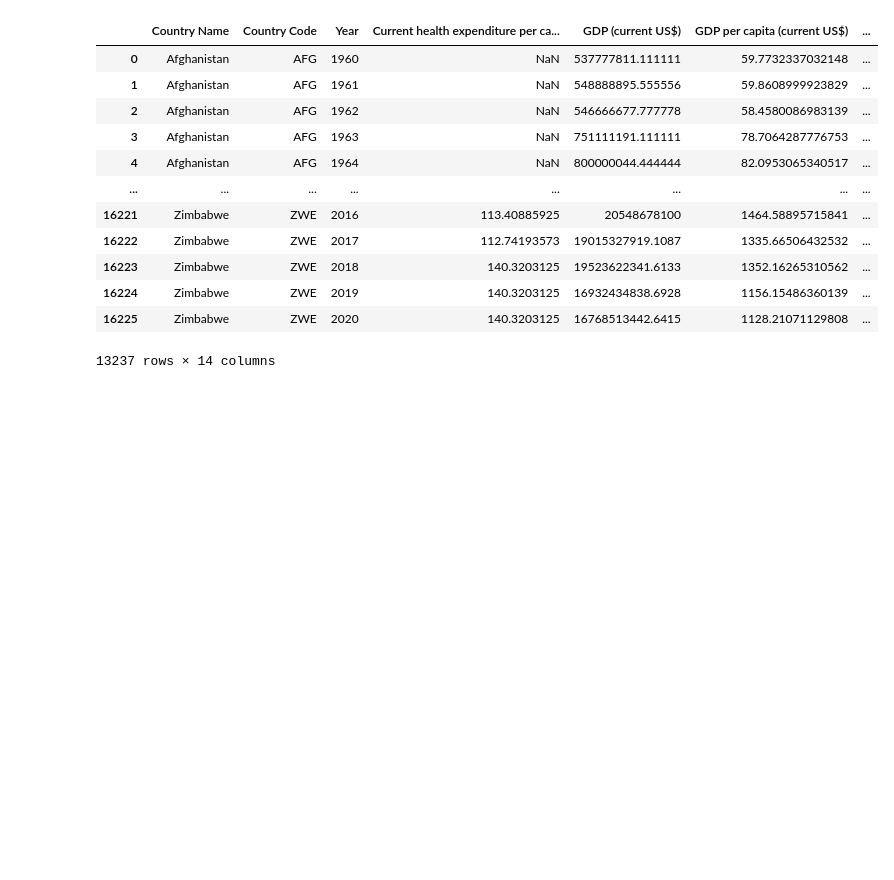
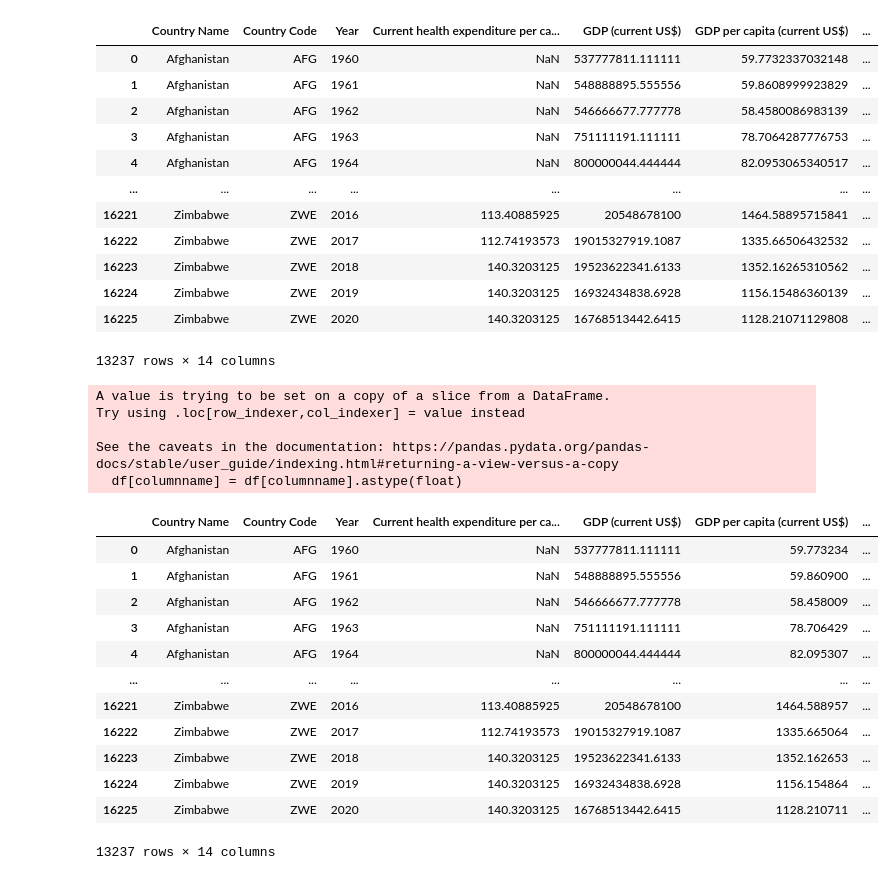
Before and after one commit to endjin/Endjin.RecommendedPractices.AzureDevopsPipelines.Python, a Jupyter notebook: worldbank_data.ipynb, the cells around one changed output. Cells and saved outputs as stored; diff of their text form; code cells hidden in the pictures; blank space fills up the shorter version.

```diff
--- a/worldbank_data.ipynb
+++ b/worldbank_data.ipynb
@@ -184,6 +184,25 @@ df
 | 16224 | Zimbabwe | ZWE | 2019 | 140.3203125 | 16932434838.6928 | 1156.15486360139 | ... |
 | 16225 | Zimbabwe | ZWE | 2020 | 140.3203125 | 16768513442.6415 | 1128.21071129808 | ... |
 13237 rows × 14 columns
-# %%
-df['GDP per capita (current US$)'] = df['GDP per capita (current US$)'].astype(float)
-df['log10_gdp_per_capita'] = np.log10(df['GDP per capita (current US$)'])
+# %%
+df = data_wrangler.convert_to_float(df, 'GDP per capita (current US$)')
+df
+# %% [output]
+A value is trying to be set on a copy of a slice from a DataFrame.
+Try using .loc[row_indexer,col_indexer] = value instead
+
+See the caveats in the documentation: https://pandas.pydata.org/pandas-docs/stable/user_guide/indexing.html#returning-a-view-versus-a-copy
+  df[columnname] = df[columnname].astype(float)
+|  | Country Name | Country Code | Year | Current health expenditure per ca... | GDP (current US$) | GDP per capita (current US$) | ... |
+| 0 | Afghanistan | AFG | 1960 | NaN | 537777811.111111 | 59.773234 | ... |
+| 1 | Afghanistan | AFG | 1961 | NaN | 548888895.555556 | 59.860900 | ... |
+| 2 | Afghanistan | AFG | 1962 | NaN | 546666677.777778 | 58.458009 | ... |
+| 3 | Afghanistan | AFG | 1963 | NaN | 751111191.111111 | 78.706429 | ... |
+| 4 | Afghanistan | AFG | 1964 | NaN | 800000044.444444 | 82.095307 | ... |
+| ... | ... | ... | ... | ... | ... | ... | ... |
+| 16221 | Zimbabwe | ZWE | 2016 | 113.40885925 | 20548678100 | 1464.588957 | ... |
+| 16222 | Zimbabwe | ZWE | 2017 | 112.74193573 | 19015327919.1087 | 1335.665064 | ... |
+| 16223 | Zimbabwe | ZWE | 2018 | 140.3203125 | 19523622341.6133 | 1352.162653 | ... |
+| 16224 | Zimbabwe | ZWE | 2019 | 140.3203125 | 16932434838.6928 | 1156.154864 | ... |
+| 16225 | Zimbabwe | ZWE | 2020 | 140.3203125 | 16768513442.6415 | 1128.210711 | ... |
+13237 rows × 14 columns
```
Also changed, not shown: parts of 2 cells of this notebook, 3 other files.
